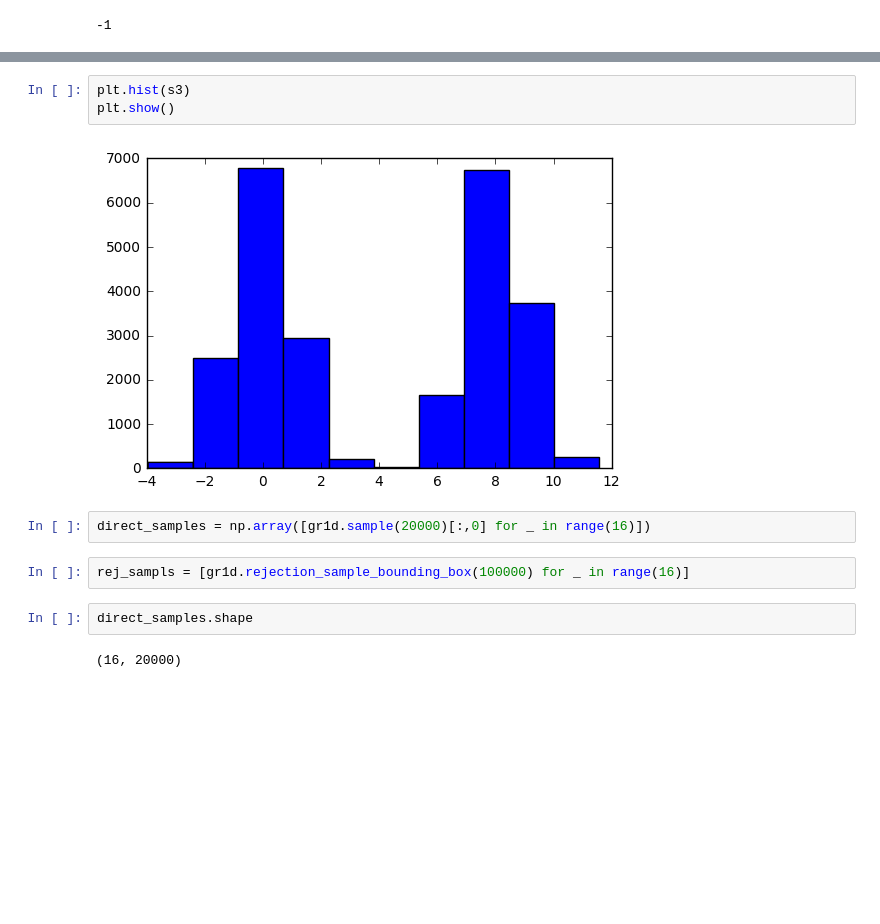
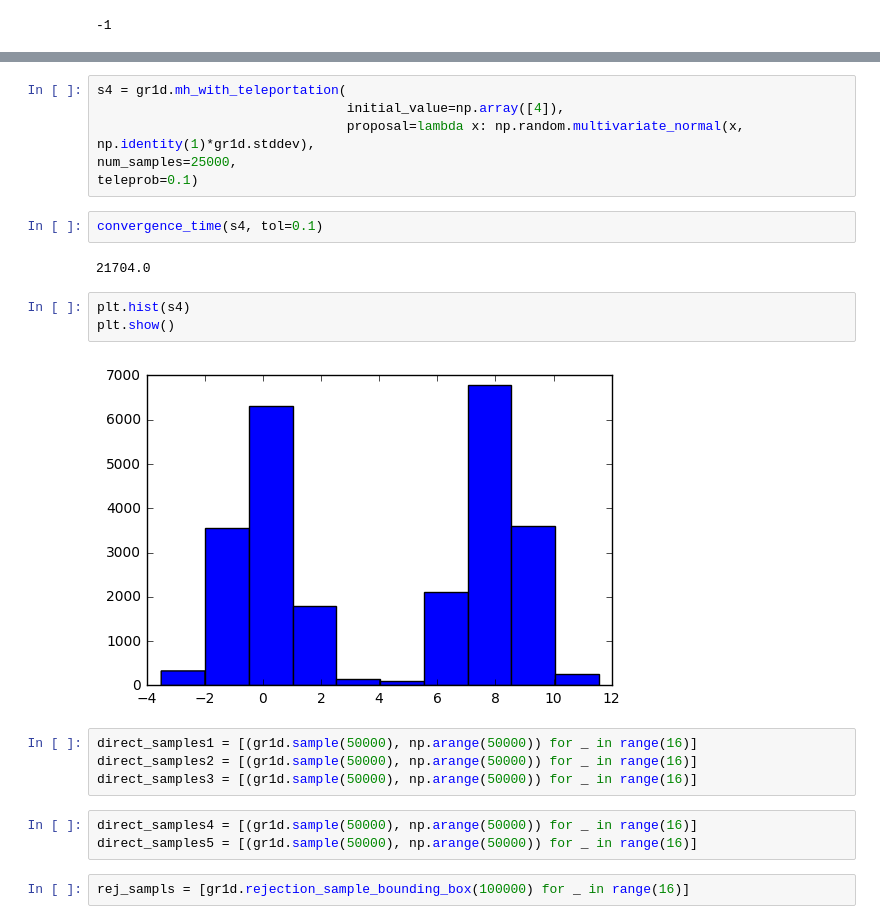
Before and after one commit to asross/cs205-project, a Jupyter notebook: datasets/speedup-wip.ipynb, the cells around one changed output, grey strips where cells are left out. Cells and saved outputs as stored; diff of their text form; blank space fills up the shorter version.

```diff
--- a/datasets/speedup-wip.ipynb
+++ b/datasets/speedup-wip.ipynb
@@ -102,13 +84,24 @@ convergence_time(s3, tol=0.1)
+# %%
+s4 = gr1d.mh_with_teleportation(
+                                initial_value=np.array([4]),
+                                proposal=lambda x: np.random.multivariate_normal(x, np.identity(1)*gr1d.stddev),
+num_samples=25000,
+teleprob=0.1)
+# %%
+convergence_time(s4, tol=0.1)
+# %% [output]
+21704.0
 # %%
-plt.hist(s3)
+plt.hist(s4)
 plt.show()
 # %% [output]
-[figure, old version]
+[figure, new version]
-# %%
-direct_samples = np.array([gr1d.sample(20000)[:,0] for _ in range(16)])
+# %%
+direct_samples1 = [(gr1d.sample(50000), np.arange(50000)) for _ in range(16)]
+direct_samples2 = [(gr1d.sample(50000), np.arange(50000)) for _ in range(16)]
+direct_samples3 = [(gr1d.sample(50000), np.arange(50000)) for _ in range(16)]
+# %%
+direct_samples4 = [(gr1d.sample(50000), np.arange(50000)) for _ in range(16)]
+direct_samples5 = [(gr1d.sample(50000), np.arange(50000)) for _ in range(16)]
 # %%
 rej_sampls = [gr1d.rejection_sample_bounding_box(100000) for _ in range(16)]
-# %%
-direct_samples.shape
-# %% [output]
-(16, 20000)
```
Also changed, not shown: parts of 29 cells of this notebook, 5 other files.
